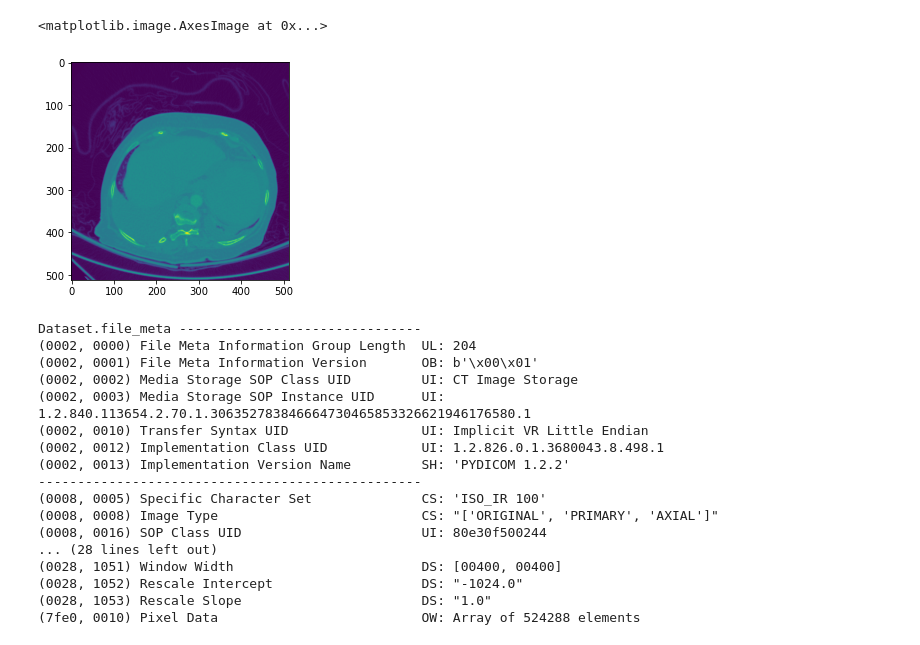
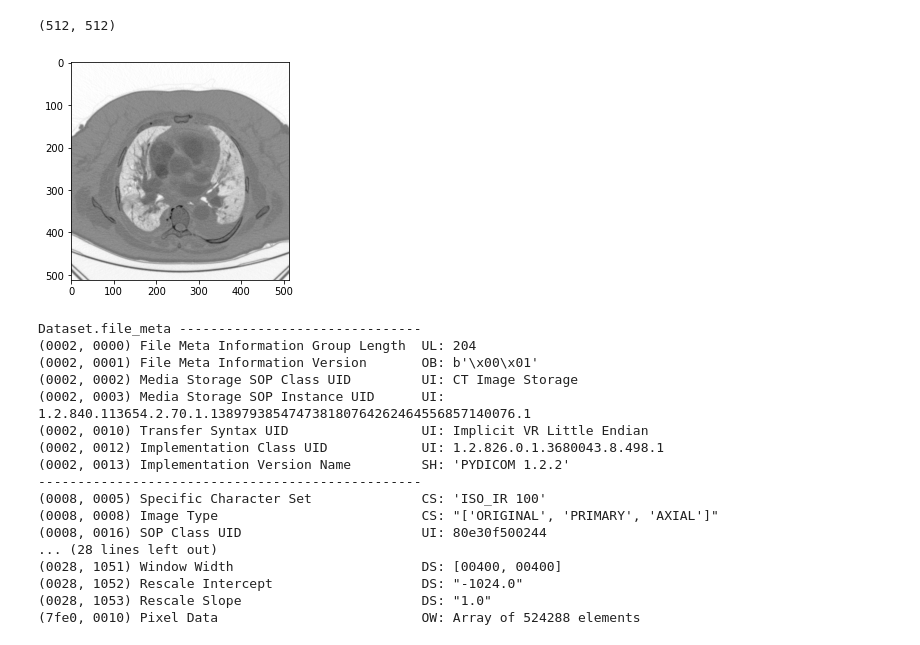
Before and after one commit to JohanChataigne/kaggle-pulmonary-embolism-detection, a Jupyter notebook: pydicom_experiments.ipynb, the cells around one changed output. Cells and saved outputs as stored; diff of their text form; code cells hidden in the pictures.

```diff
--- a/pydicom_experiments.ipynb
+++ b/pydicom_experiments.ipynb
@@ -3,13 +3,14 @@ import pydicom as dicom
 import matplotlib.pylab as plt
 # %%
 # specify your image path
-image_path = '1442452be09c.dcm'
+image_path = 'test/00528dda6c72.dcm'
 ds = dicom.dcmread(image_path)
 
-plt.imshow(ds.pixel_array)
+plt.imshow(ds.pixel_array, cmap='binary')
+print(ds.pixel_array.shape)
 # %% [output]
-<matplotlib.image.AxesImage at 0x...>
+(512, 512)
-[figure, old version]
+[figure, new version]
 # %%
 #Meta datas
 print(ds)
@@ -18,7 +19,7 @@ Dataset.file_meta -------------------------------
 (0002, 0000) File Meta Information Group Length  UL: 204
 (0002, 0001) File Meta Information Version       OB: b'\x00\x01'
 (0002, 0002) Media Storage SOP Class UID         UI: CT Image Storage
-(0002, 0003) Media Storage SOP Instance UID      UI: 1.2.840.113654.2.70.1.306352783846664730465853326621946176580.1
+(0002, 0003) Media Storage SOP Instance UID      UI: 1.2.840.113654.2.70.1.138979385474738180764262464556857140076.1
 (0002, 0010) Transfer Syntax UID                 UI: Implicit VR Little Endian
 (0002, 0012) Implementation Class UID            UI: 1.2.826.0.1.3680043.8.498.1
 (0002, 0013) Implementation Version Name         SH: 'PYDICOM 1.2.2'
```
Also changed, not shown: 9 other files.
